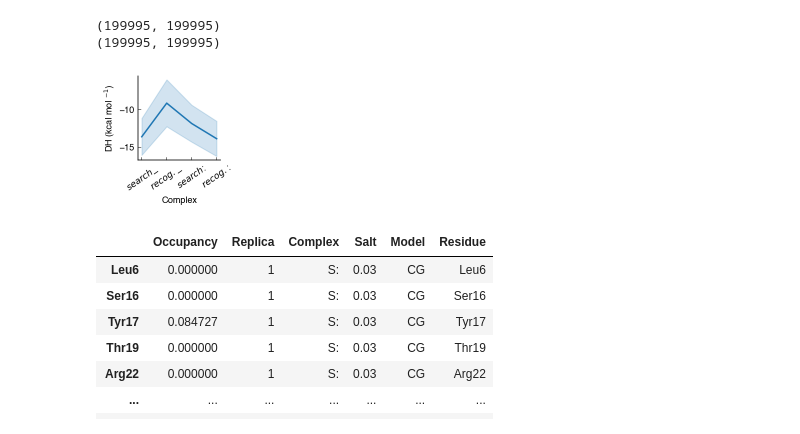
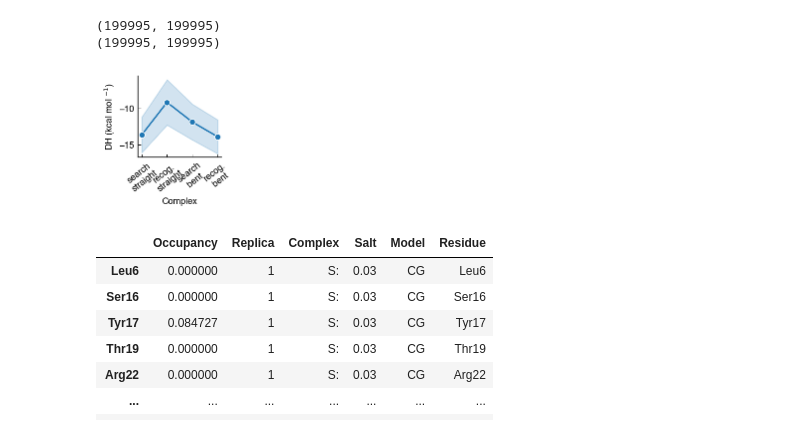
Before and after one commit to mallu2/CG_analysis, a Jupyter notebook: CG_energies_analysis.ipynb, the cells around one changed output. Cells and saved outputs as stored; diff of their text form; code cells hidden in the pictures.

```diff
--- a/CG_energies_analysis.ipynb
+++ b/CG_energies_analysis.ipynb
@@ -287,40 +287,41 @@ def get_energy_dataframe(folder,comp,salt,energy='DH',start=None,end=None):
     return(appended)
 # %%
 #Electrostatics
-all_comp_CG_DH=[get_energy_dataframe(FolderSspecific03B_cg,'S_','0.03'),get_energy_dataframe(FolderRspecific03B_cg,'R_','0.03'),\
-get_energy_dataframe(FolderSspecific03A_cg,'S:','0.03'),get_energy_dataframe(FolderRspecific03A_cg,'R:','0.03')]
+#all_comp_CG_DH=[get_energy_dataframe(FolderSspecific03B_cg,'S_','0.03'),get_energy_dataframe(FolderRspecific03B_cg,'R_','0.03'),\
+#get_energy_dataframe(FolderSspecific03A_cg,'S:','0.03'),get_energy_dataframe(FolderRspecific03A_cg,'R:','0.03')]
 data_CG_DH=pd.concat([x for x in all_comp_CG_DH])
-data_CG_DH.replace({'S_':'$search$_','R_':'$recog.$_',\
-                          'S:':'$search$:','R:':'$recog.$:',},inplace=True)
+data_CG_DH.replace({'S_':'search\nstraight','R_':'recog.\nstraight',\
+                          'S:':'search\nbent','R:':'recog.\nbent',},inplace=True)
+data_CG_DH['Model']=['CG' for x in range(len(data_CG_DH))]
 fig, ax = plt.subplots(figsize = (2.1,2.1))
 #sns.boxplot(y='DH',data=allc_join,x='Complex',width=0.8,linewidth=0.9,hue='Model',palette="Set1",medianprops={'color':'cyan'})
 #sns.plot(y='DH',data=allc_join,x='Complex',palette="Accent_r",hue='Model',dodge=0.1,linewidth=0.2,alpha=0.6,size=1.8)
 #sns.stripplot(y='DH',data=allc_join,x='Complex',hue='Model',palette="Set1",dodge=0.1,linewidth=0.7,jitter=0.0005,alpha=0.5)
 #sns.violinplot(y='DH',data=data_CG_DH,x='Complex',hue='Model',palette="Set1",scale='area')
-sns.lineplot(y='DH',data=data_CG_DH,x='Complex',palette="Set2",
+sns.lineplot(x='Complex',y='DH',data=data_CG_DH,palette="Set2", style="Model",\
     markers=True,err_style="band",ci="sd")
 
 #sns.barplot(y='DH',data=allc_join,x='Complex',linewidth=0.9,hue='Model',palette="Set1",orient="v", capsize=.2)
 
 ax.tick_params(
 
         axis='both',          # changes apply to the x-axis
         which='both',      # both major and minor ticks are affected
         bottom=True,      # ticks along the bottom edge are off
         top=False,         # ticks along the top edge are off
         labelbottom=True,
         right=False, left=True, labelleft=True,
         width = 0.5,
         length = 3, color='k',direction ='in')
 plt.ylabel('DH (kcal mol $^{-1}$)')
-plt.xticks(rotation=35)
+plt.xticks(rotation=38)
 plt.legend([],[], frameon=False)
 sns.despine()
 plt.tight_layout()
 #plt.ylim(-38,1)
-#plt.savefig('/Users/mallu899/Mirror/projects/lacI_CG_master/LacI_CG_Draft/Figures/VersionX/CG_DH.png',dpi=300,bbox_inches='tight', transparent=True)
+plt.savefig('/Users/mallu899/Mirror/projects/lacI_CG_master/LacI_CG_Draft/Figures/Version9/CG_DH.png',dpi=300,bbox_inches='tight', transparent=True)
 # %% [output]
-[figure, old version]
+[figure, new version]
 # %%
 plot_CG.contacts_on_target(FolderSspecific03A_cg,'S:','0.03','CG')[1]
 # %% [output]
```
Also changed, not shown: parts of 1 cell of this notebook.
